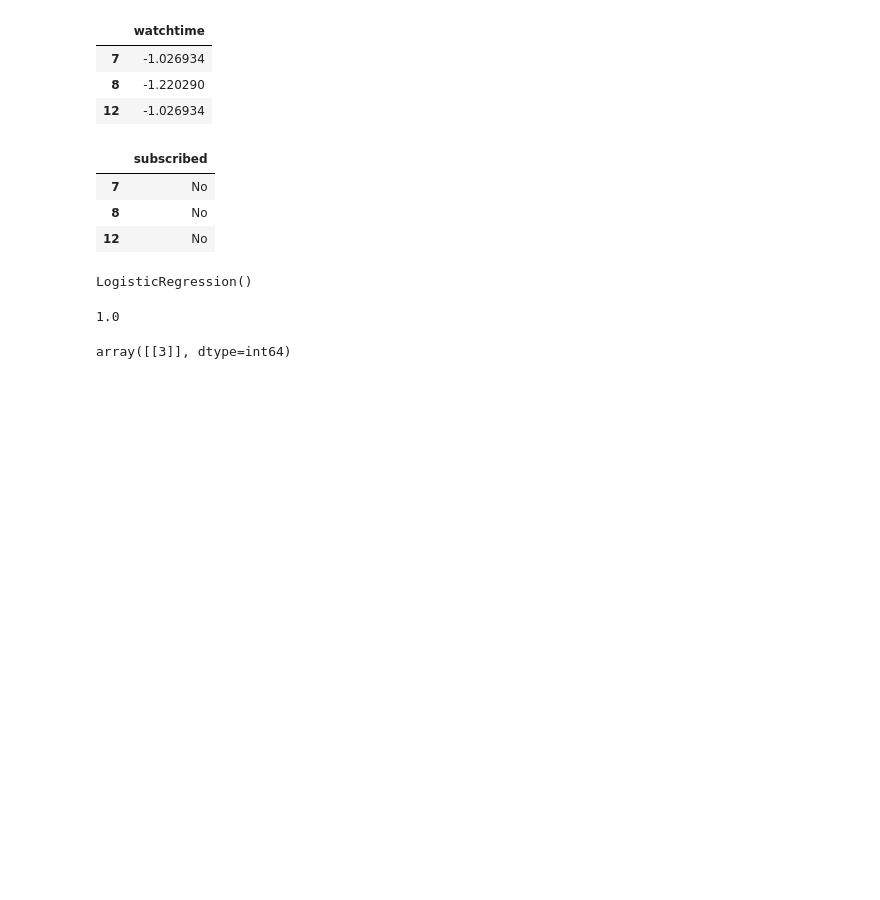
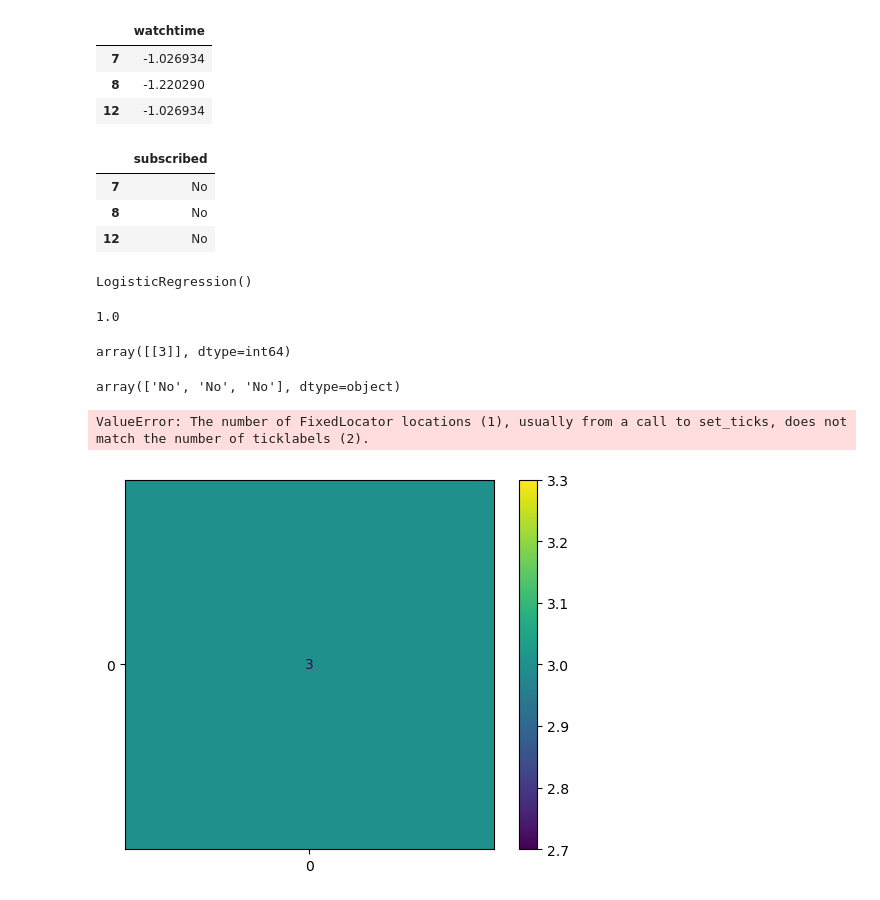
Before and after one commit to Spap123/DIG-Classes, a Jupyter notebook: 25th June Batch/Class 18.02.2023 - Logistic Regression Concept.ipynb, the cells around one changed output. Drawn from its saved outputs; the diff is of its cells as text; code cells hidden in the pictures; blank space fills up the shorter version.

```diff
--- a/25th June Batch/Class 18.02.2023 - Logistic Regression Concept.ipynb
+++ b/25th June Batch/Class 18.02.2023 - Logistic Regression Concept.ipynb
@@ -161,8 +161,20 @@ y_pred= lr.predict(xtest)
 #now we will develop a confusion matrix to find out the true and false positives and negatives
 #Creating the Confusion matrix
 from sklearn.metrics import confusion_matrix
-cm= confusion_matrix(y_pred,ytest)
+cm= confusion_matrix(ytest,y_pred)
 # %%
 cm
 # %% [output]
 array([[3]], dtype=int64)
+# %%
+from sklearn import metrics
+y_pred
+# %% [output]
+array(['No', 'No', 'No'], dtype=object)
+# %%
+cm_display = metrics.ConfusionMatrixDisplay(confusion_matrix = cm, display_labels = [False, True])
+cm_display.plot()
+plt.show()
+# %% [output]
+ValueError: The number of FixedLocator locations (1), usually from a call to set_ticks, does not match the number of ticklabels (2).
+[figure, added]
```
